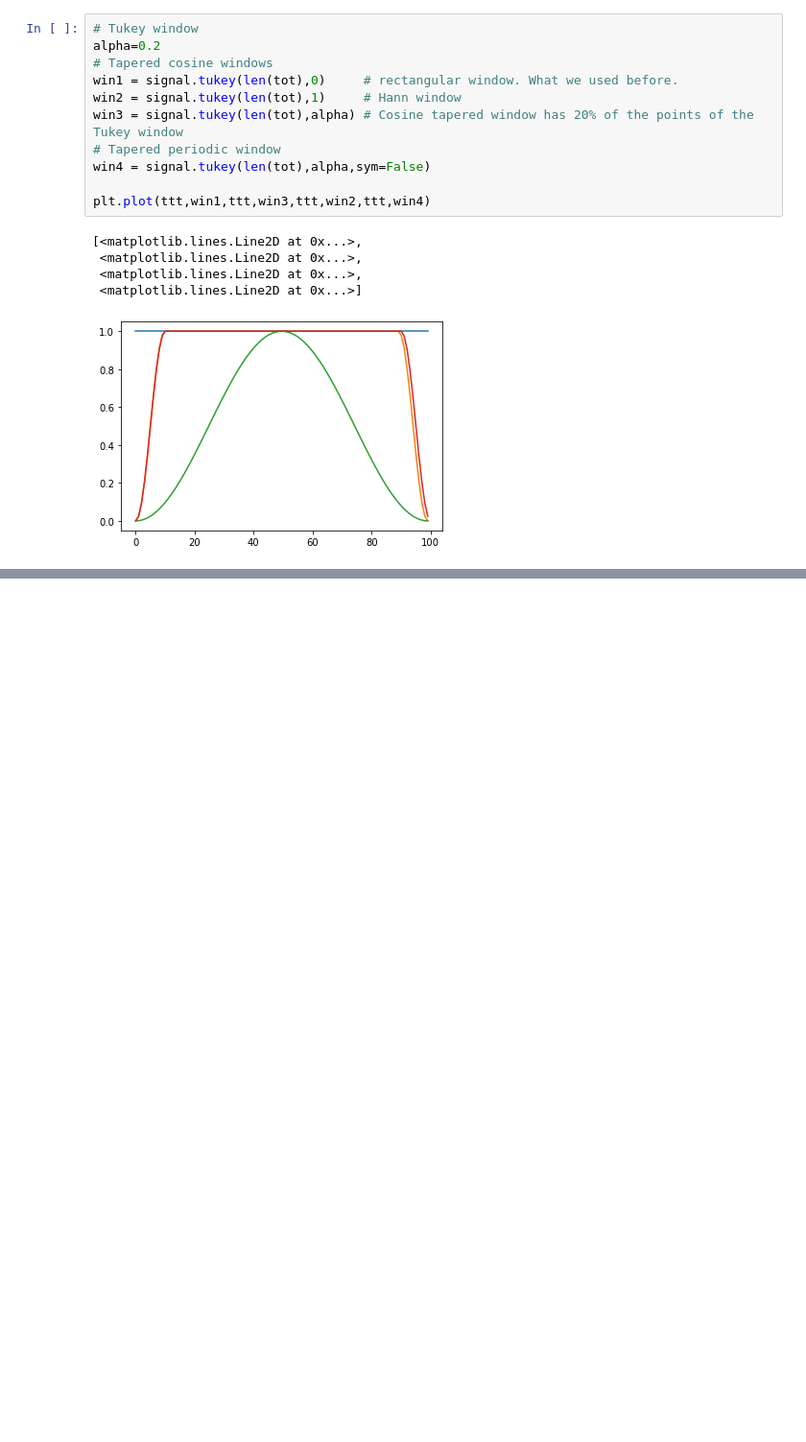
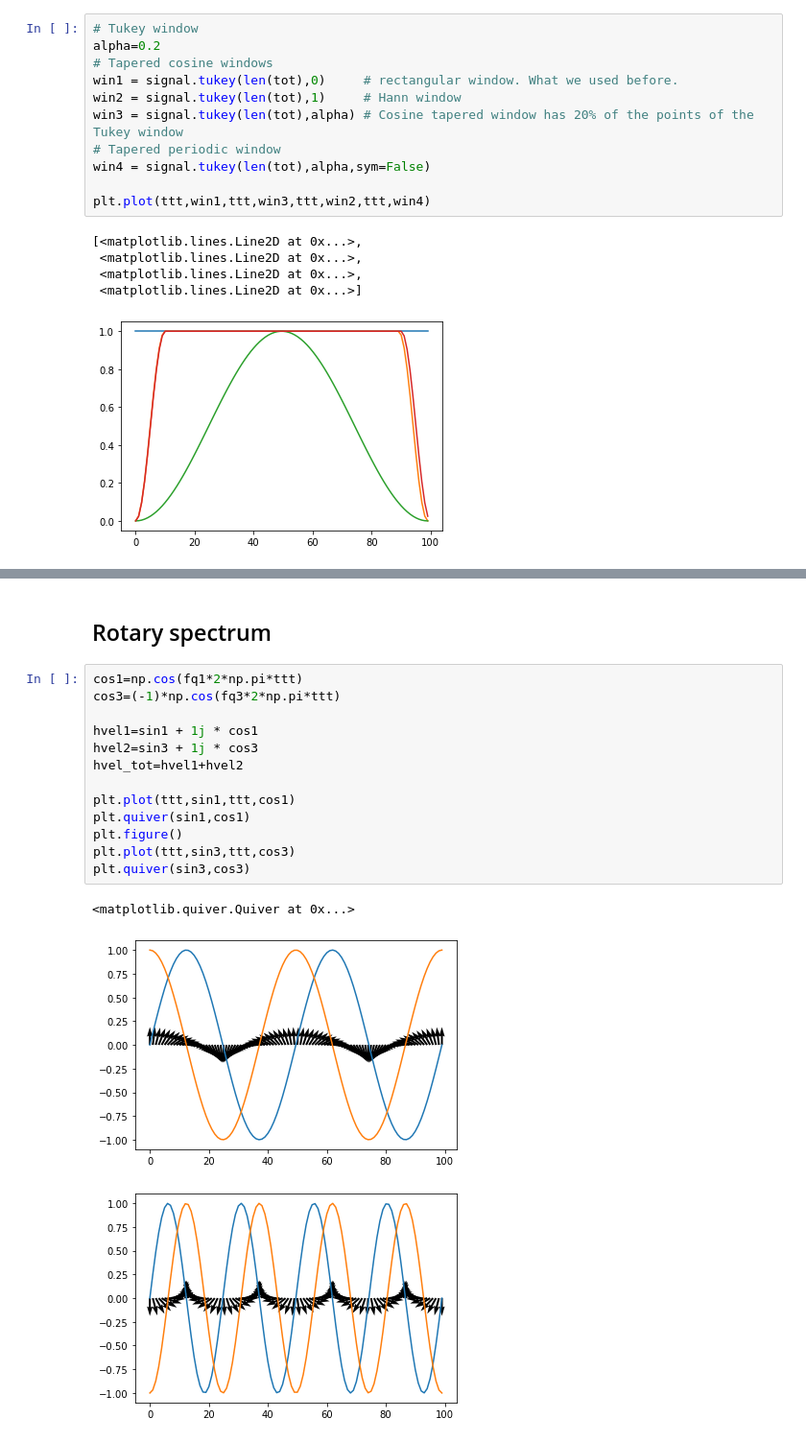
Before and after one commit to mclaret/JISAOinternship, a Jupyter notebook: notebooks/mariona/fft.ipynb, the cells around one changed output, grey strips where cells are left out. Shown at 96% size. Saved outputs shown, nothing was run; the diff lists cells and outputs as text; blank space fills up the shorter version.

Commit message:
Added rotary spectrum

```diff
--- a/notebooks/mariona/fft.ipynb
+++ b/notebooks/mariona/fft.ipynb
@@ -131,0 +137,19 @@ plt.xlim(0,5)
+# %% [markdown]
+## Rotary spectrum
+# %%
+cos1=np.cos(fq1*2*np.pi*ttt)
+cos3=(-1)*np.cos(fq3*2*np.pi*ttt)
+
+hvel1=sin1 + 1j * cos1
+hvel2=sin3 + 1j * cos3
+hvel_tot=hvel1+hvel2
+
+plt.plot(ttt,sin1,ttt,cos1)
+plt.quiver(sin1,cos1)
+plt.figure()
+plt.plot(ttt,sin3,ttt,cos3)
+plt.quiver(sin3,cos3)
+# %% [output]
+<matplotlib.quiver.Quiver at 0x...>
+[figure, added]
+[figure, added]
```
Also changed, not shown: parts of 7 cells of this notebook.
